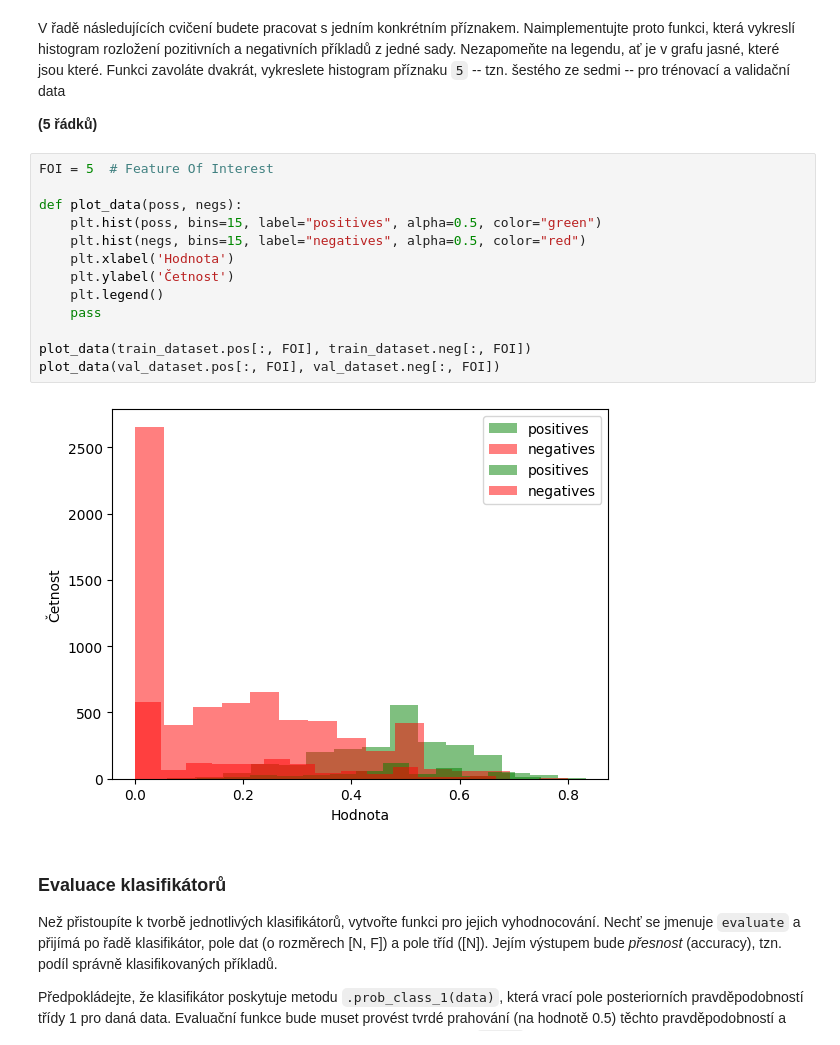
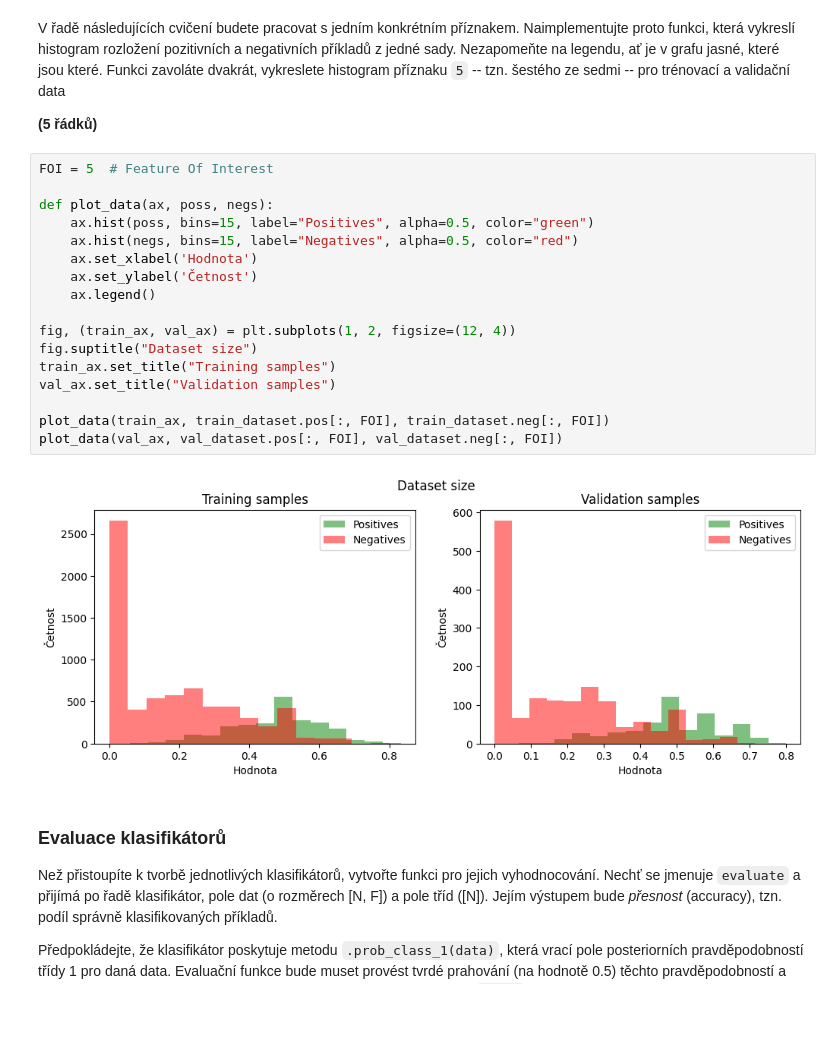
Before and after one commit to xplick04/SUI, a Jupyter notebook: proj2/zadani.ipynb, the cells around one changed output. Saved outputs shown, nothing was run; the diff lists cells and outputs as text; blank space fills up the shorter version.

Commit message:
proj2: separate plots for training and validation samples

```diff
--- a/proj2/zadani.ipynb
+++ b/proj2/zadani.ipynb
@@ -57,18 +57,22 @@ V řadě následujících cvičení budete pracovat s jedním konkrétním pří
 # %%
 FOI = 5  # Feature Of Interest
 
-def plot_data(poss, negs):
-    plt.hist(poss, bins=15, label="positives", alpha=0.5, color="green")
-    plt.hist(negs, bins=15, label="negatives", alpha=0.5, color="red")
-    plt.xlabel('Hodnota')
-    plt.ylabel('Četnost')
-    plt.legend()
-    pass
+def plot_data(ax, poss, negs):
+    ax.hist(poss, bins=15, label="Positives", alpha=0.5, color="green")
+    ax.hist(negs, bins=15, label="Negatives", alpha=0.5, color="red")
+    ax.set_xlabel('Hodnota')
+    ax.set_ylabel('Četnost')
+    ax.legend()
 
-plot_data(train_dataset.pos[:, FOI], train_dataset.neg[:, FOI])
-plot_data(val_dataset.pos[:, FOI], val_dataset.neg[:, FOI])
+fig, (train_ax, val_ax) = plt.subplots(1, 2, figsize=(12, 4))
+fig.suptitle("Dataset size")
+train_ax.set_title("Training samples")
+val_ax.set_title("Validation samples")
+
+plot_data(train_ax, train_dataset.pos[:, FOI], train_dataset.neg[:, FOI])
+plot_data(val_ax, val_dataset.pos[:, FOI], val_dataset.neg[:, FOI])
 # %% [output]
-[figure, old version]
+[figure, new version]
 # %% [markdown]
 ### Evaluace klasifikátorů
 Než přistoupíte k tvorbě jednotlivých klasifikátorů, vytvořte funkci pro jejich vyhodnocování.
```
